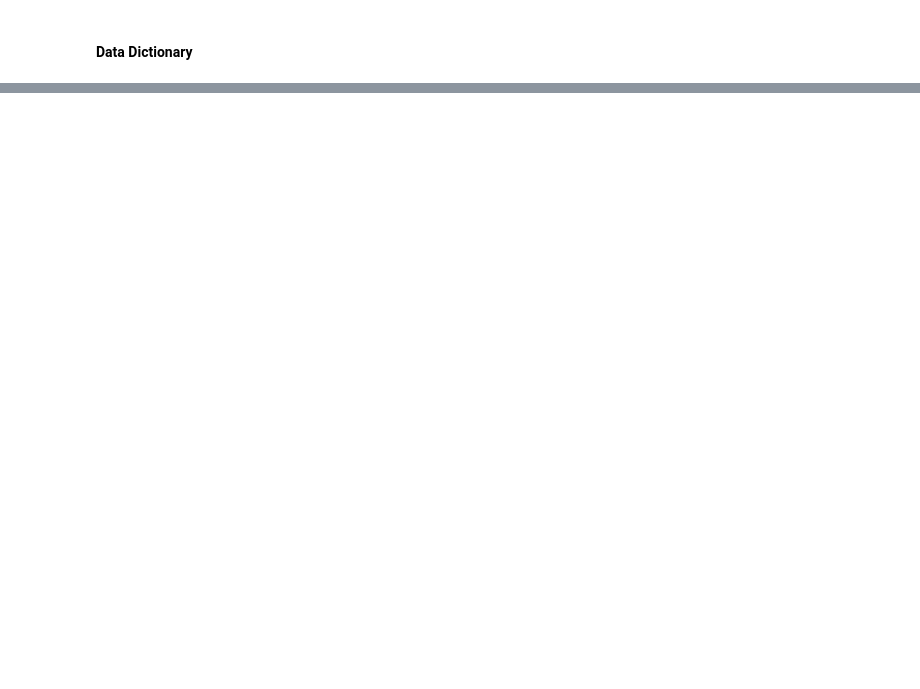
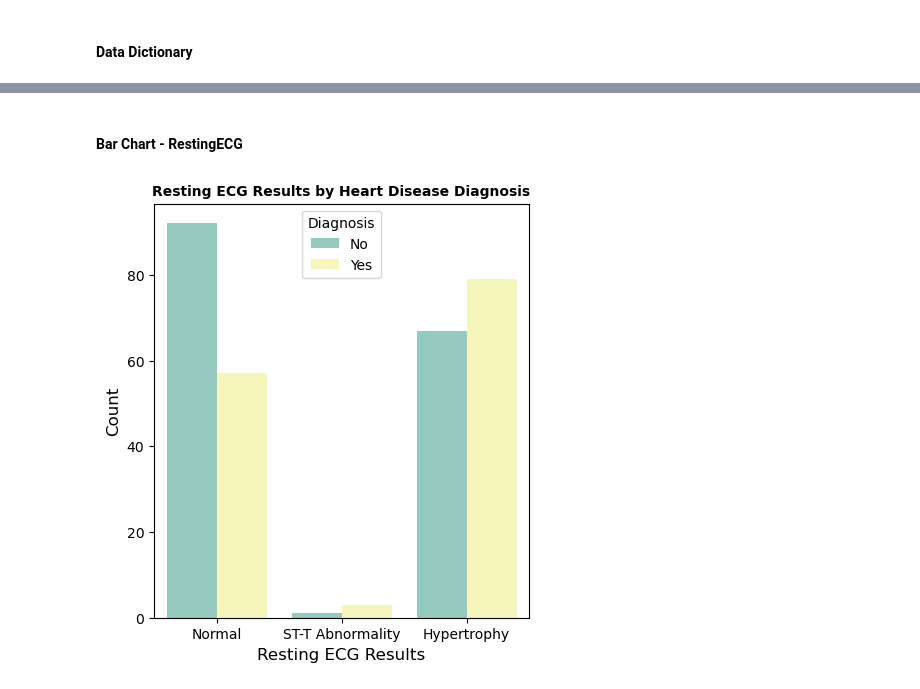
Before and after one commit to oxbbar/python-svm-predicting-heart-disease, a Jupyter notebook: python-svm-predicting-heart-disease.ipynb, the cells around one changed output, grey strips where cells are left out. Cells and saved outputs as stored; diff of their text form; code cells hidden in the pictures; blank space fills up the shorter version.

```diff
--- a/python-svm-predicting-heart-disease.ipynb
+++ b/python-svm-predicting-heart-disease.ipynb
@@ -232,0 +954,40 @@ unique_rows.shape
+# %% [markdown]
+#### Bar Chart - RestingECG
+# %%
+# Create a count plot for 'RestingECG', grouped by 'DiagnosisYN'
+plt.figure(figsize=(5, 6))
+
+sns.countplot(
+    x="RestingECG",
+    order=["0", "1", "2"],  # RestingECG: 0 = Normal, 1 = ST-T Abnormality, 2 = Hypertrophy
+    palette="Set3",
+    hue="DiagnosisYN",  # Hue by heart disease diagnosis
+    data=df_combined
+)
+
+# Add title, labels, and styling
+plt.title("Resting ECG Results by Heart Disease Diagnosis", fontsize=10, fontweight='bold')
+plt.xlabel('Resting ECG Results', fontsize=12)
+plt.xticks(
+    ticks=[0, 1, 2],  # x-axis ticks for ECG results
+    labels=["Normal", "ST-T Abnormality", "Hypertrophy"],  # RestingECG categories
+    fontsize=10
+)
+plt.ylabel('Count', fontsize=12)
+
+# Customize legend to show diagnosis categories
+plt.legend(
+    title='Diagnosis',
+    labels=['No', 'Yes'],  # Legend for diagnosis: No = 0, Yes = 1
+    loc='upper center',
+    fontsize=10
+)
+
+# Adjust layout
+plt.subplots_adjust(top=0.8)
+plt.subplots_adjust(left=0.15)
+
+# Display the plot
+plt.show()
+# %% [output]
+[figure, added]
```
Also changed, not shown: parts of 192 cells of this notebook, 1 other file.
